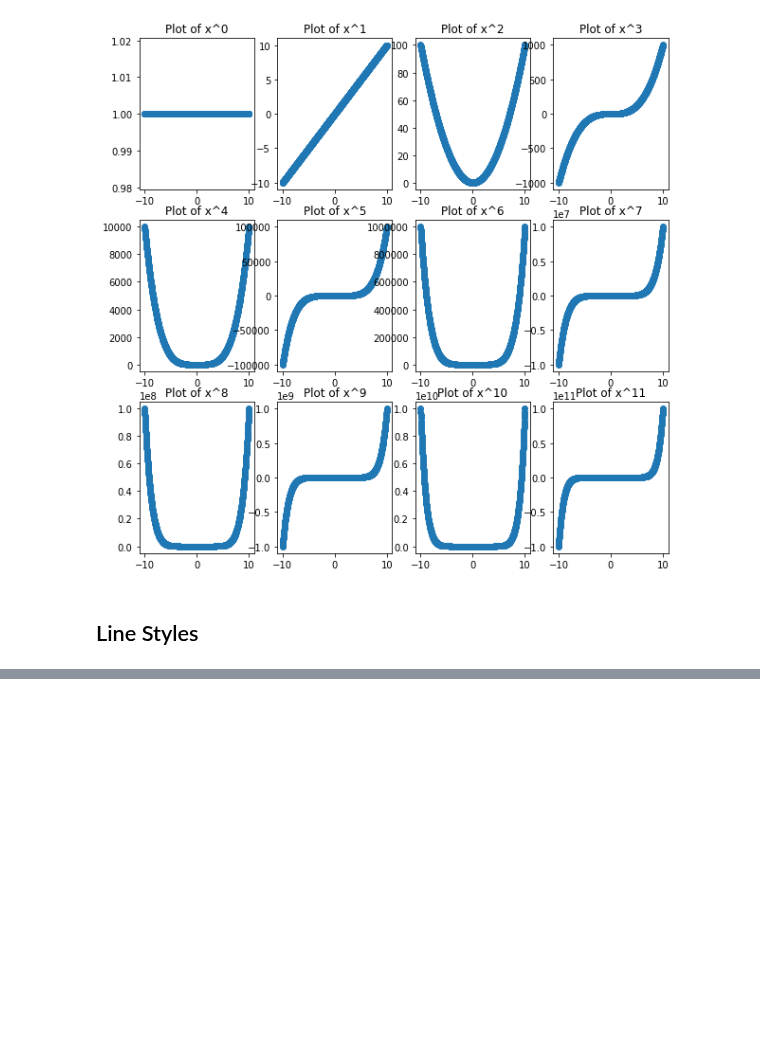
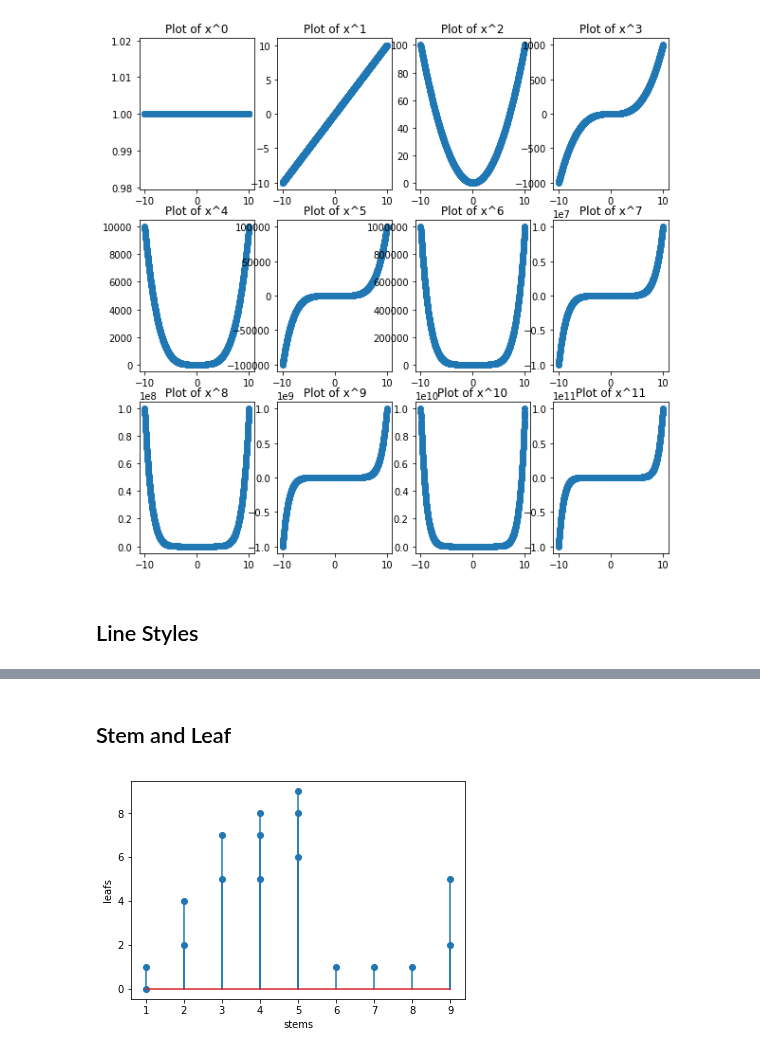
Before and after one commit to bartomolina/dscurriculum, a Jupyter notebook: matplotlib.ipynb, the cells around one changed output, grey strips where cells are left out. Saved outputs shown, nothing was run; the diff lists cells and outputs as text; code cells hidden in the pictures; blank space fills up the shorter version.

```diff
--- a/matplotlib.ipynb
+++ b/matplotlib.ipynb
@@ -163,0 +164,13 @@ ax.plot(x, x+16, color="purple", lw=1, ls='-', marker='s', markersize=8, markerf
+# %% [markdown]
+## Stem and Leaf
+# %%
+marks = np.array([10,11,22,24,35,37,45,47,48,58,56,59,61,71,81,92,95])
+stems = [i//10 for i in marks]
+leafs = [i%10 for i in marks]
+
+plt.stem(stems, leafs)
+plt.ylabel('leafs')
+plt.xlabel('stems')
+plt.show()
+# %% [output]
+[figure, added]
```
Also changed, not shown: parts of 6 cells of this notebook, 3 other files.
